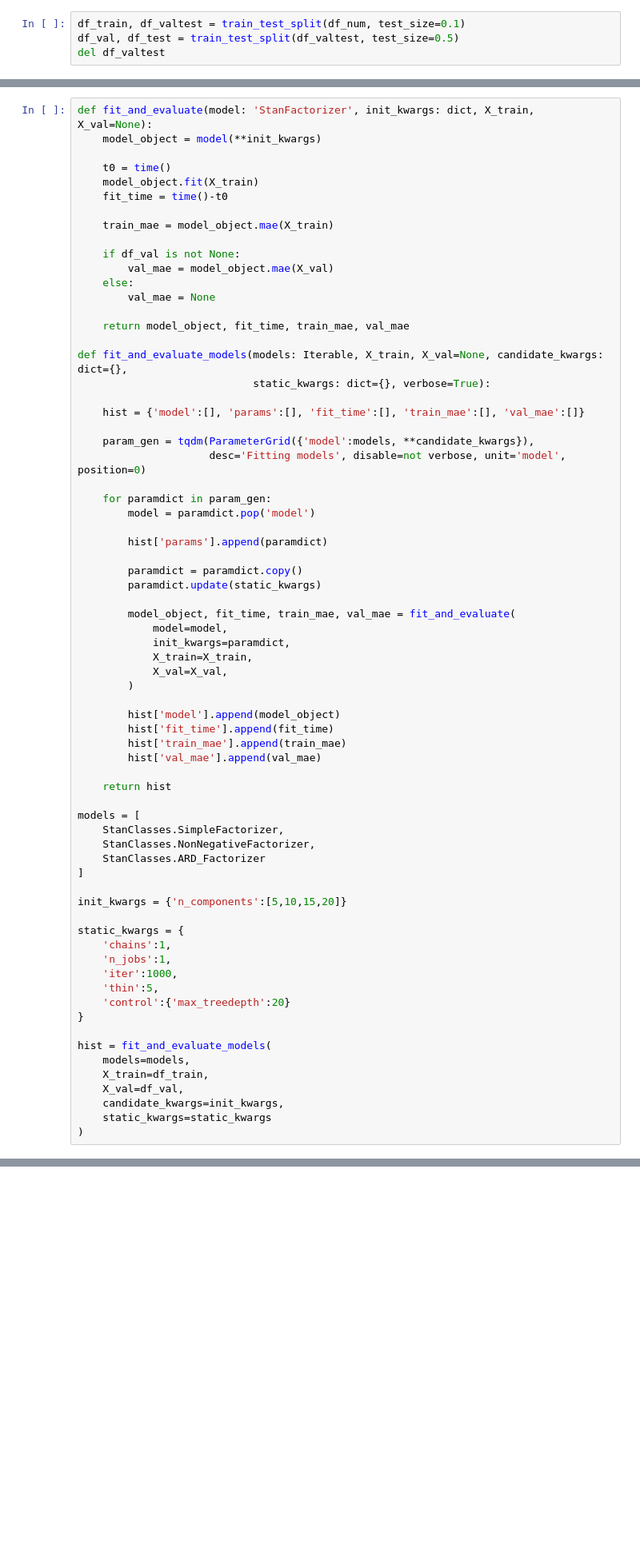
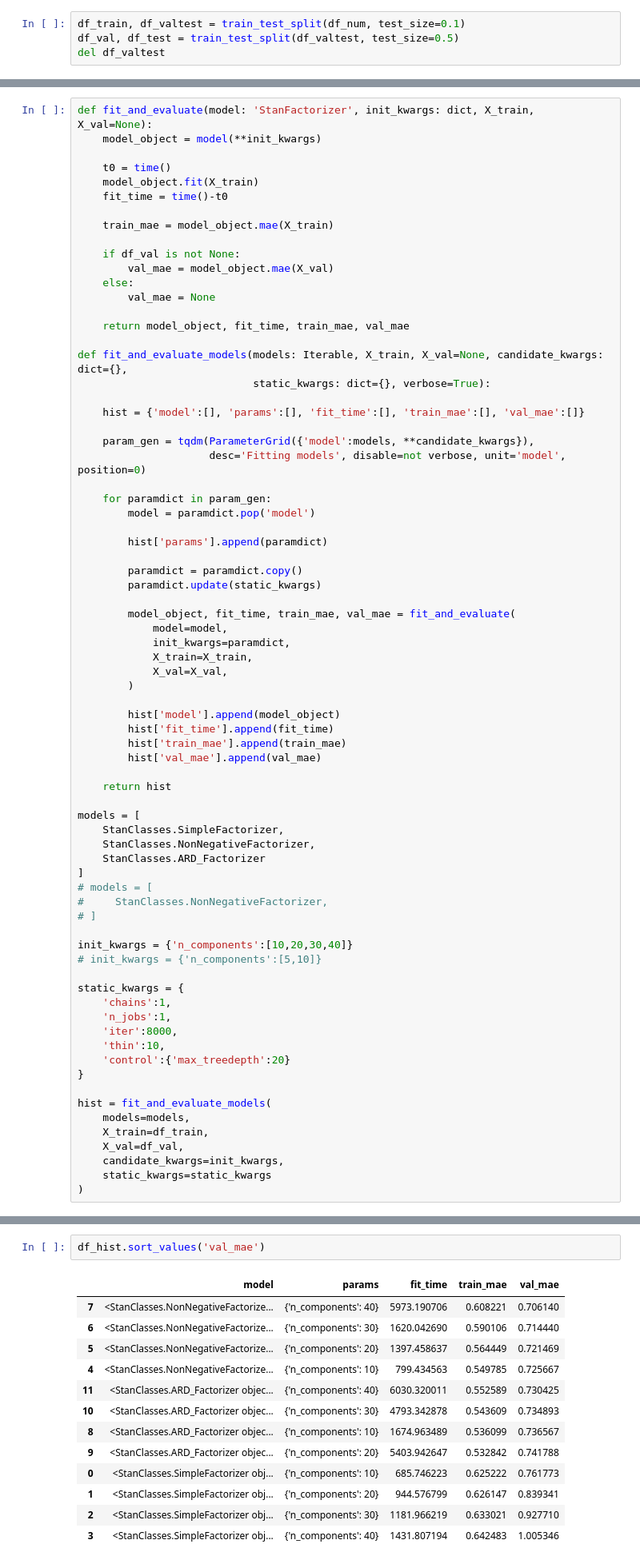
Before and after one commit to Napam/INF367A, a Jupyter notebook: Projects/Project2/StanProject.ipynb, the cells around one changed output, grey strips where cells are left out. Shown at 80% size. Drawn from its saved outputs; the diff is of its cells as text; blank space fills up the shorter version.

```diff
--- a/Projects/Project2/StanProject.ipynb
+++ b/Projects/Project2/StanProject.ipynb
@@ -148,14 +171,18 @@ models = [
     StanClasses.NonNegativeFactorizer,
     StanClasses.ARD_Factorizer
 ]
+# models = [
+#     StanClasses.NonNegativeFactorizer,
+# ]
 
-init_kwargs = {'n_components':[5,10,15,20]}
+init_kwargs = {'n_components':[10,20,30,40]}
+# init_kwargs = {'n_components':[5,10]}
 
 static_kwargs = {
     'chains':1,
     'n_jobs':1,
-    'iter':1000,
-    'thin':5,
+    'iter':8000,
+    'thin':10,
     'control':{'max_treedepth':20}
 }
 
@@ -230,3 +314,19 @@ print(sm_simple.mae(df_test))
+# %%
+df_hist.sort_values('val_mae')
+# %% [output]
+|  | model | params | fit_time | train_mae | val_mae |
+| 7 | <StanClasses.NonNegativeFactorize... | {'n_components': 40} | 5973.190706 | 0.608221 | 0.706140 |
+| 6 | <StanClasses.NonNegativeFactorize... | {'n_components': 30} | 1620.042690 | 0.590106 | 0.714440 |
+| 5 | <StanClasses.NonNegativeFactorize... | {'n_components': 20} | 1397.458637 | 0.564449 | 0.721469 |
+| 4 | <StanClasses.NonNegativeFactorize... | {'n_components': 10} | 799.434563 | 0.549785 | 0.725667 |
+| 11 | <StanClasses.ARD_Factorizer objec... | {'n_components': 40} | 6030.320011 | 0.552589 | 0.730425 |
+| 10 | <StanClasses.ARD_Factorizer objec... | {'n_components': 30} | 4793.342878 | 0.543609 | 0.734893 |
+| 8 | <StanClasses.ARD_Factorizer objec... | {'n_components': 10} | 1674.963489 | 0.536099 | 0.736567 |
+| 9 | <StanClasses.ARD_Factorizer objec... | {'n_components': 20} | 5403.942647 | 0.532842 | 0.741788 |
+| 0 | <StanClasses.SimpleFactorizer obj... | {'n_components': 10} | 685.746223 | 0.625222 | 0.761773 |
+| 1 | <StanClasses.SimpleFactorizer obj... | {'n_components': 20} | 944.576799 | 0.626147 | 0.839341 |
+| 2 | <StanClasses.SimpleFactorizer obj... | {'n_components': 30} | 1181.966219 | 0.633021 | 0.927710 |
+| 3 | <StanClasses.SimpleFactorizer obj... | {'n_components': 40} | 1431.807194 | 0.642483 | 1.005346 |
 # %% [markdown]
 <br>
 <br>
```
Also changed, not shown: parts of 16 cells of this notebook, 5 other files.
